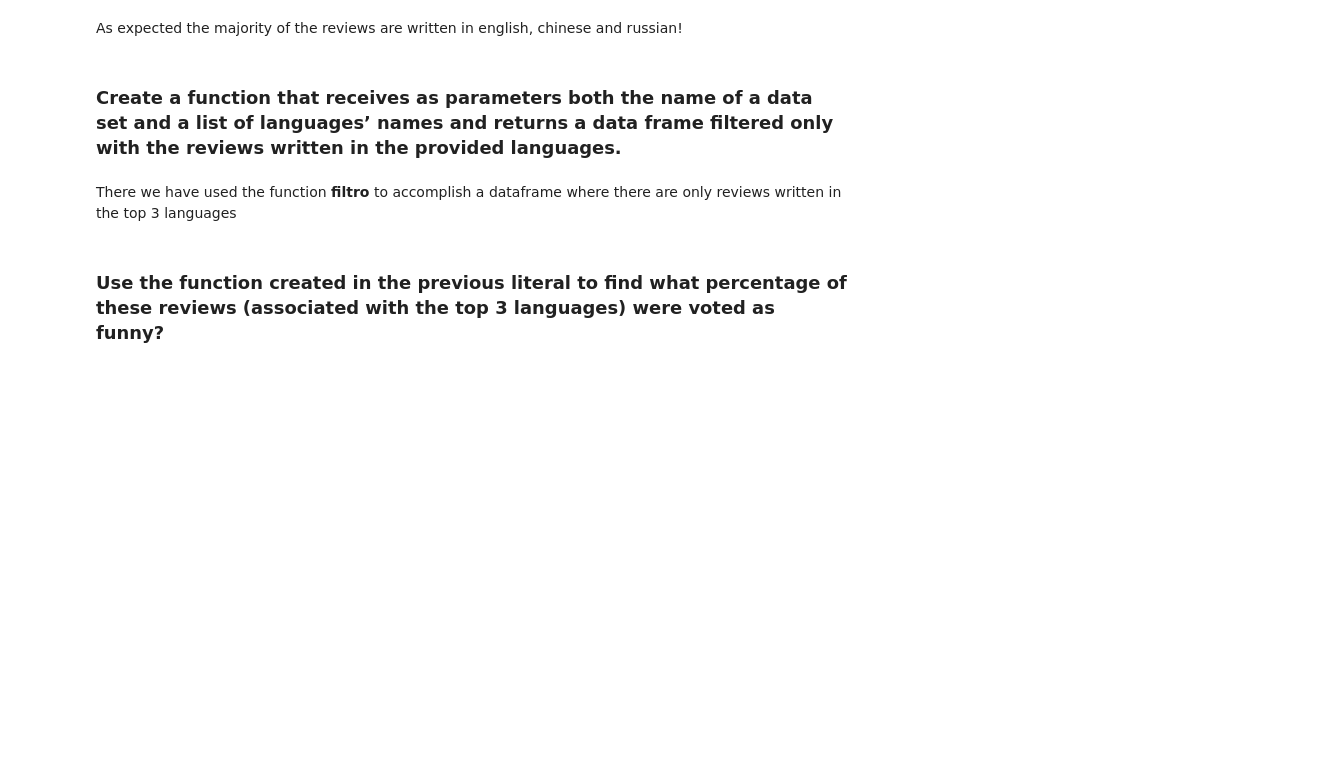
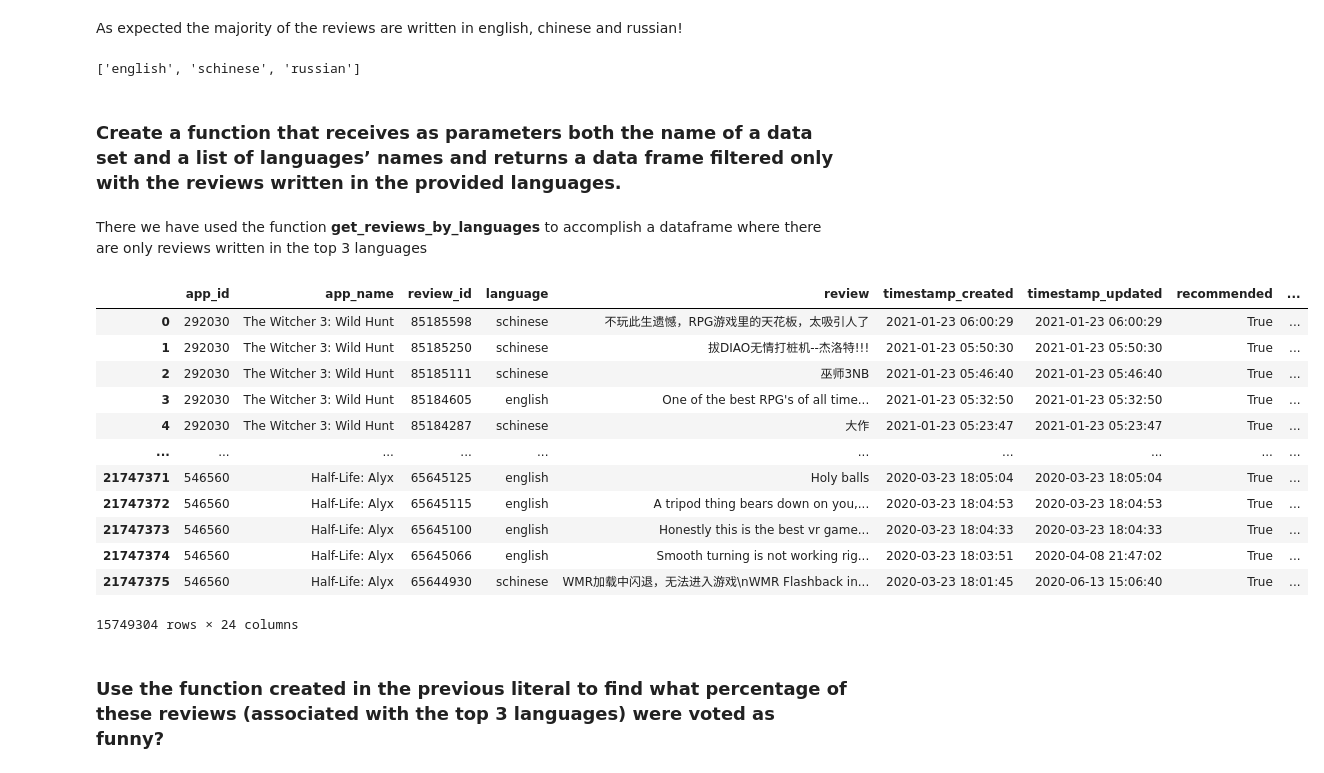
Before and after one commit to michele1783/ADM-HW2, a Jupyter notebook: Homework_2.ipynb, the cells around one changed output. Cells and saved outputs as stored; diff of their text form; code cells hidden in the pictures; blank space fills up the shorter version.

```diff
--- a/Homework_2.ipynb
+++ b/Homework_2.ipynb
@@ -318,0 +538,4 @@ next(iter(dict_time_sorted))
+# %%
+# dataset.timestamp_created=dataset.timestamp_created.apply(lambda x: datetime.fromtimestamp(int(x)))
+# dataset.timestamp_updated=dataset.timestamp_updated.apply(lambda x: datetime.fromtimestamp(int(x)))
+dataset["hour"] = dataset.timestamp_created.dt.strftime('%H:%M')
@@ -342,7 +593,9 @@ As expected the majority of the reviews are written in english, chinese and russ
 # %%
 top_languages = list(top_languages.index)
 top_languages
+# %% [output]
+['english', 'schinese', 'russian']
 # %% [markdown]
 ### Create a function that receives as parameters both the name of a data set and a list of languages’ names and returns a data frame filtered only with the reviews written in the provided languages.
 # %% [markdown]
-There we have used the function **filtro** to accomplish a dataframe where there are only reviews written in the top 3 languages
+There we have used the function **get_reviews_by_languages** to accomplish a dataframe where there are only reviews written in the top 3 languages
@@ -352,3 +602,19 @@ dataset_filter
+# %%
+get_reviews_by_languages(dataset, top_languages)
+# %% [output]
+|  | app_id | app_name | review_id | language | review | timestamp_created | timestamp_updated | recommended | ... |
+| 0 | 292030 | The Witcher 3: Wild Hunt | 85185598 | schinese | 不玩此生遗憾，RPG游戏里的天花板，太吸引人了 | 2021-01-23 06:00:29 | 2021-01-23 06:00:29 | True | ... |
+| 1 | 292030 | The Witcher 3: Wild Hunt | 85185250 | schinese | 拔DIAO无情打桩机--杰洛特!!! | 2021-01-23 05:50:30 | 2021-01-23 05:50:30 | True | ... |
+| 2 | 292030 | The Witcher 3: Wild Hunt | 85185111 | schinese | 巫师3NB | 2021-01-23 05:46:40 | 2021-01-23 05:46:40 | True | ... |
+| 3 | 292030 | The Witcher 3: Wild Hunt | 85184605 | english | One of the best RPG's of all time... | 2021-01-23 05:32:50 | 2021-01-23 05:32:50 | True | ... |
+| 4 | 292030 | The Witcher 3: Wild Hunt | 85184287 | schinese | 大作 | 2021-01-23 05:23:47 | 2021-01-23 05:23:47 | True | ... |
+| ... | ... | ... | ... | ... | ... | ... | ... | ... | ... |
+| 21747371 | 546560 | Half-Life: Alyx | 65645125 | english | Holy balls | 2020-03-23 18:05:04 | 2020-03-23 18:05:04 | True | ... |
+| 21747372 | 546560 | Half-Life: Alyx | 65645115 | english | A tripod thing bears down on you,... | 2020-03-23 18:04:53 | 2020-03-23 18:04:53 | True | ... |
+| 21747373 | 546560 | Half-Life: Alyx | 65645100 | english | Honestly this is the best vr game... | 2020-03-23 18:04:33 | 2020-03-23 18:04:33 | True | ... |
+| 21747374 | 546560 | Half-Life: Alyx | 65645066 | english | Smooth turning is not working rig... | 2020-03-23 18:03:51 | 2020-04-08 21:47:02 | True | ... |
+| 21747375 | 546560 | Half-Life: Alyx | 65644930 | schinese | WMR加载中闪退，无法进入游戏\nWMR Flashback in... | 2020-03-23 18:01:45 | 2020-06-13 15:06:40 | True | ... |
+15749304 rows × 24 columns
 # %% [markdown]
 ### Use the function created in the previous literal to find what percentage of these reviews (associated with the top 3 languages) were voted as funny?
 # %% [markdown]
```
Also changed, not shown: parts of 70 cells of this notebook.
